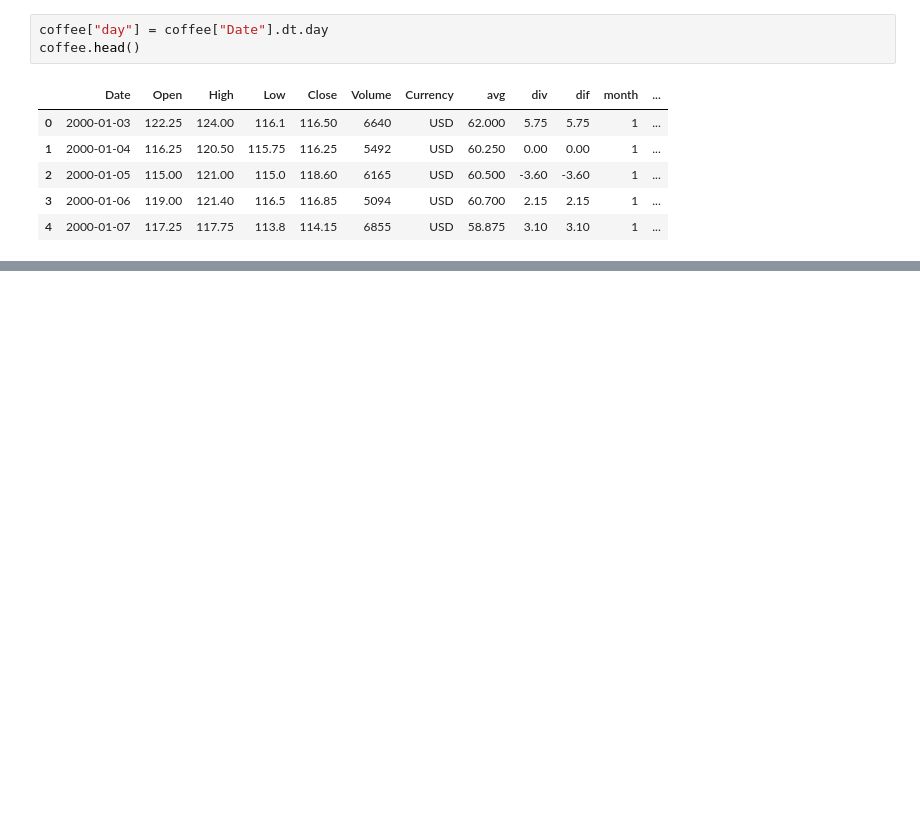
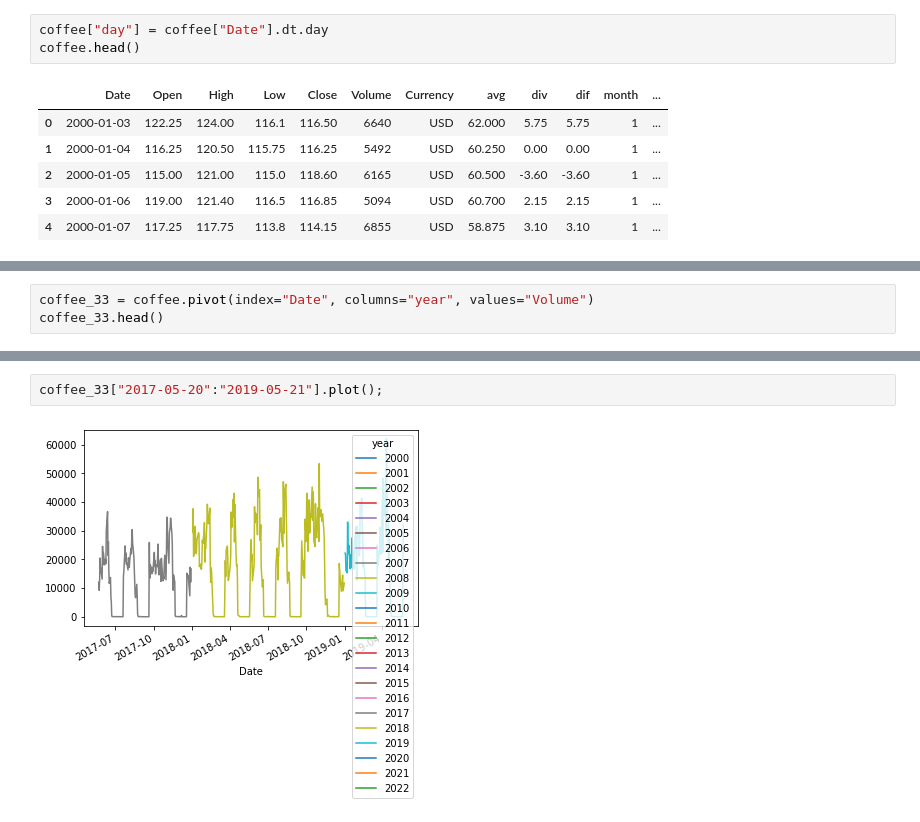
Before and after one commit to TeixeiraData/coffee-repository, a Jupyter notebook: first.ipynb, the cells around one changed output, grey strips where cells are left out. Cells and saved outputs as stored; diff of their text form; blank space fills up the shorter version.

```diff
--- a/first.ipynb
+++ b/first.ipynb
@@ -493,0 +520,3 @@ coffee.head()
+# %%
+coffee_33 = coffee.pivot(index="Date", columns="year", values="Volume")
+coffee_33.head()
@@ -493,0 +543,4 @@ coffee.head()
+# %%
+coffee_33["2017-05-20":"2019-05-21"].plot();
+# %% [output]
+[figure, added]
```
Also changed, not shown: parts of 5 cells of this notebook, 1 other file.
